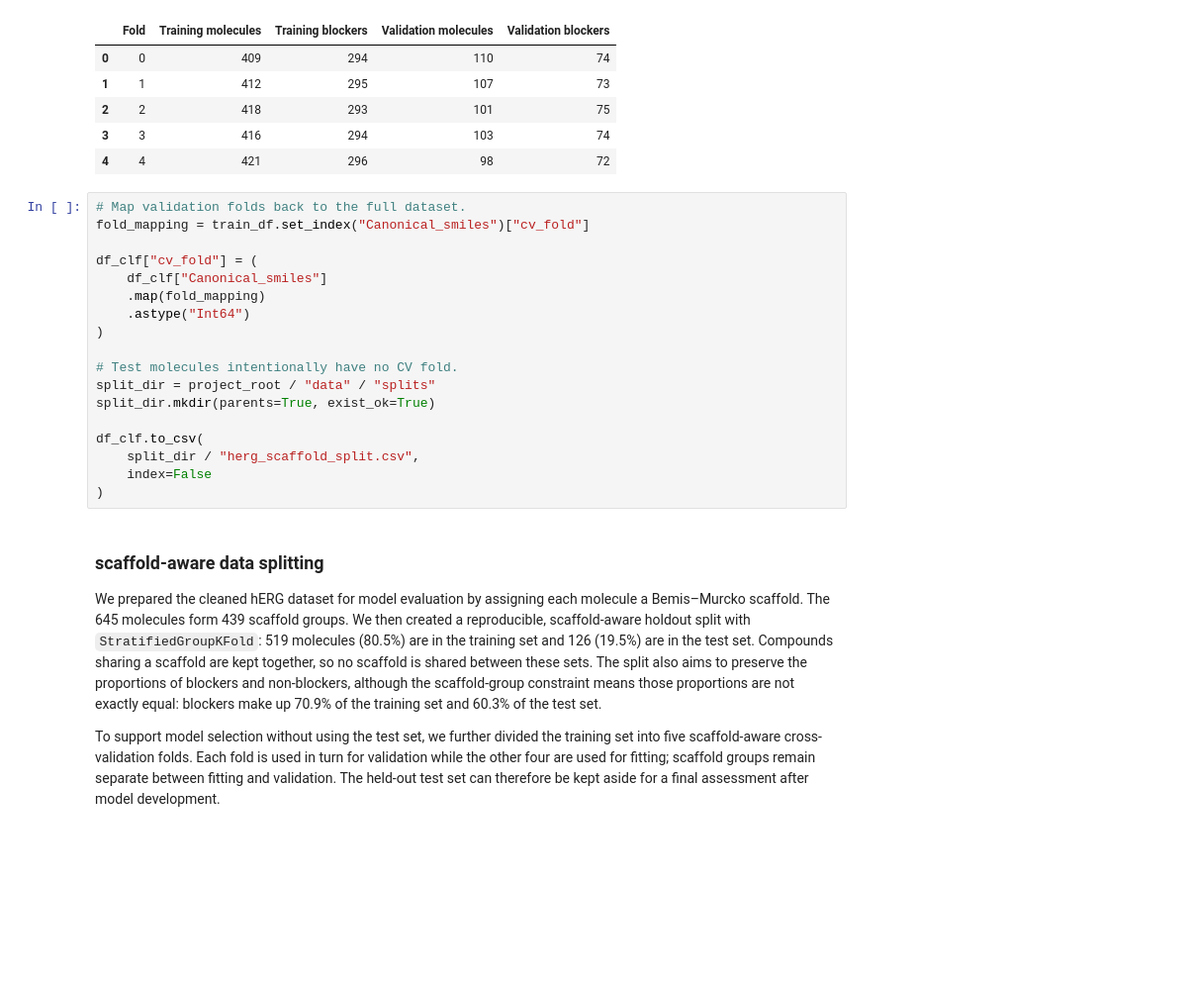
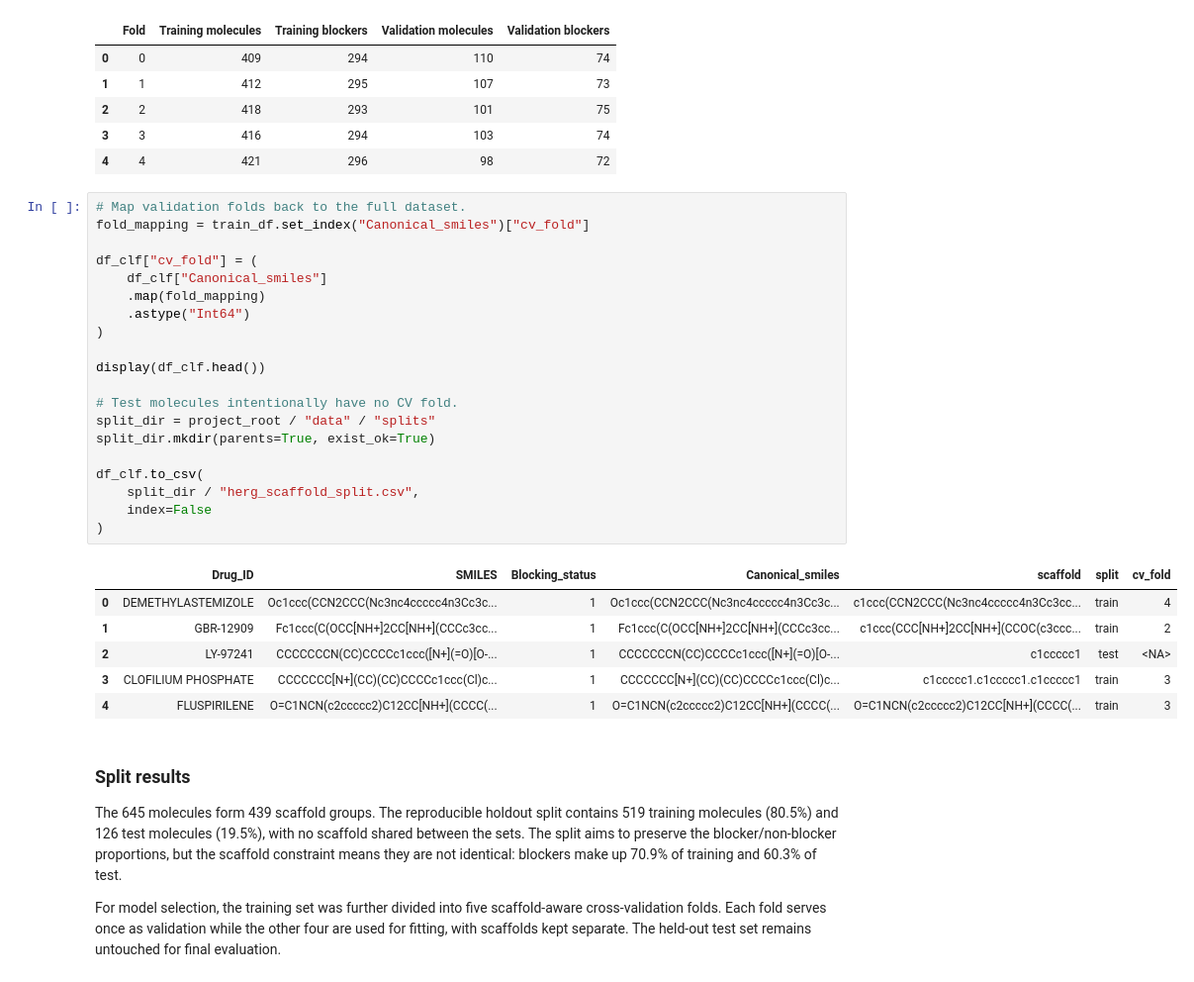
Before and after one commit to erinsoppelsa/Data-Project-for-Cheminformatics-class, a Jupyter notebook: notebooks/03_classification_herG.ipynb, the cells around one changed output. Shown at 99% size. Saved outputs shown, nothing was run; the diff lists cells and outputs as text; blank space fills up the shorter version.

```diff
--- a/notebooks/03_classification_herG.ipynb
+++ b/notebooks/03_classification_herG.ipynb
@@ -213,24 +224,33 @@ display(pd.DataFrame(fold_summary))
 # %%
 # Map validation folds back to the full dataset.
 fold_mapping = train_df.set_index("Canonical_smiles")["cv_fold"]
 
 df_clf["cv_fold"] = (
     df_clf["Canonical_smiles"]
     .map(fold_mapping)
     .astype("Int64")
 )
 
+display(df_clf.head())
+
 # Test molecules intentionally have no CV fold.
 split_dir = project_root / "data" / "splits"
 split_dir.mkdir(parents=True, exist_ok=True)
 
 df_clf.to_csv(
     split_dir / "herg_scaffold_split.csv",
     index=False
 )
+# %% [output]
+|  | Drug_ID | SMILES | Blocking_status | Canonical_smiles | scaffold | split | cv_fold |
+| 0 | DEMETHYLASTEMIZOLE | Oc1ccc(CCN2CCC(Nc3nc4ccccc4n3Cc3c... | 1 | Oc1ccc(CCN2CCC(Nc3nc4ccccc4n3Cc3c... | c1ccc(CCN2CCC(Nc3nc4ccccc4n3Cc3cc... | train | 4 |
+| 1 | GBR-12909 | Fc1ccc(C(OCC[NH+]2CC[NH+](CCCc3cc... | 1 | Fc1ccc(C(OCC[NH+]2CC[NH+](CCCc3cc... | c1ccc(CCC[NH+]2CC[NH+](CCOC(c3ccc... | train | 2 |
+| 2 | LY-97241 | CCCCCCCN(CC)CCCCc1ccc([N+](=O)[O-... | 1 | CCCCCCCN(CC)CCCCc1ccc([N+](=O)[O-... | c1ccccc1 | test | <NA> |
+| 3 | CLOFILIUM PHOSPHATE | CCCCCCC[N+](CC)(CC)CCCCc1ccc(Cl)c... | 1 | CCCCCCC[N+](CC)(CC)CCCCc1ccc(Cl)c... | c1ccccc1.c1ccccc1.c1ccccc1 | train | 3 |
+| 4 | FLUSPIRILENE | O=C1NCN(c2ccccc2)C12CC[NH+](CCCC(... | 1 | O=C1NCN(c2ccccc2)C12CC[NH+](CCCC(... | O=C1NCN(c2ccccc2)C12CC[NH+](CCCC(... | train | 3 |
 # %% [markdown]
-### scaffold-aware data splitting
+### Split results
 
-We prepared the cleaned hERG dataset for model evaluation by assigning each molecule a Bemis–Murcko scaffold. The 645 molecules form 439 scaffold groups. We then created a reproducible, scaffold-aware holdout split with `StratifiedGroupKFold`: 519 molecules (80.5%) are in the training set and 126 (19.5%) are in the test set. Compounds sharing a scaffold are kept together, so no scaffold is shared between these sets. The split also aims to preserve the proportions of blockers and non-blockers, although the scaffold-group constraint means those proportions are not exactly equal: blockers make up 70.9% of the training set and 60.3% of the test set.
+The 645 molecules form 439 scaffold groups. The reproducible holdout split contains 519 training molecules (80.5%) and 126 test molecules (19.5%), with no scaffold shared between the sets. The split aims to preserve the blocker/non-blocker proportions, but the scaffold constraint means they are not identical: blockers make up 70.9% of training and 60.3% of test.
 
-To support model selection without using the test set, we further divided the training set into five scaffold-aware cross-validation folds. Each fold is used in turn for validation while the other four are used for fitting; scaffold groups remain separate between fitting and validation. The held-out test set can therefore be kept aside for a final assessment after model development.
+For model selection, the training set was further divided into five scaffold-aware cross-validation folds. Each fold serves once as validation while the other four are used for fitting, with scaffolds kept separate. The held-out test set remains untouched for final evaluation.
```
Also changed, not shown: parts of 16 cells of this notebook, 1 other file.
